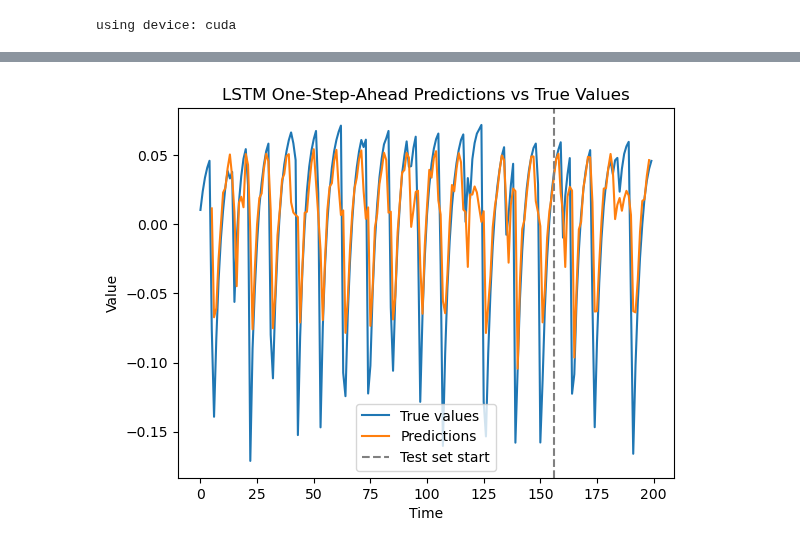
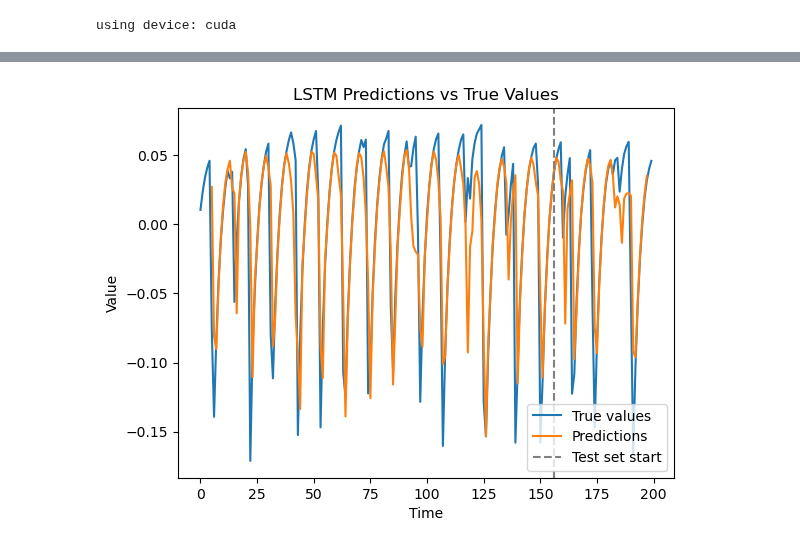
Before and after one commit to ai4er-cdt/earthquake-predictability, a Jupyter notebook: notebooks/PN341 002 - Simple LSTM.ipynb, the cells around one changed output, grey strips where cells are left out. Saved outputs shown, nothing was run; the diff lists cells and outputs as text; code cells hidden in the pictures.

Commit message:
Added support for multi-step forecasting

```diff
--- a/notebooks/PN341 002 - Simple LSTM.ipynb
+++ b/notebooks/PN341 002 - Simple LSTM.ipynb
@@ -101,38 +102,42 @@ loader = data.DataLoader(
 using device: cuda
 # %%
 class LSTM(nn.Module):
-    def __init__(
-        self, device, input_size, hidden_size, num_layers, output_size
-    ):
+    def __init__(self, n_variates, hidden_size, num_layers, output_steps):
         super(LSTM, self).__init__()
         self.hidden_size = hidden_size
         self.num_layers = num_layers
         self.lstm = nn.LSTM(
-            input_size, hidden_size, num_layers, batch_first=True
-        ).to(device)
-        self.fc = nn.Linear(hidden_size, output_size).to(device)
+            n_variates, hidden_size, num_layers, batch_first=True
+        )
+        self.fc1 = nn.Linear(num_layers * hidden_size, 128)
+        self.fc2 = nn.Linear(128, output_steps)
+        self.relu = nn.ReLU6()
 
     def forward(self, x):
         h0 = torch.zeros(self.num_layers, x.size(0), self.hidden_size).to(
-            device
+            x.device
         )
         c0 = torch.zeros(self.num_layers, x.size(0), self.hidden_size).to(
-            device
+            x.device
         )
 
-        out, _ = self.lstm(x, (h0, c0))
-        out = self.fc(out[:, -1, :])
+        _, (hn, cn) = self.lstm(x, (h0, c0))
+        hn = hn.view(x.size(0), self.num_layers * self.hidden_size)
+        out = self.relu(hn)
+        out = self.fc1(out)
+        out = self.relu(out)
+        out = self.fc2(out)
         return out
 
 
-input_size = 1
-hidden_size = 100
+n_variates = 1
+hidden_size = 50
 num_layers = 1
-output_size = 1
+output_steps = forecast
 
-model = LSTM(device, input_size, hidden_size, num_layers, output_size)
+model = LSTM(n_variates, hidden_size, num_layers, output_steps).to(device)
 # %%
-learning_rate = 1e-1
+learning_rate = 1e-3
 num_epochs = int(5e2)
 
 criterion = nn.MSELoss()
@@ -178,31 +183,33 @@ Test RMSE: 0.0404
 # %%
+ith_output = 0  # 0 for the immediate next timestep, 1 for the next to next, 2 for the next to next to next ....
+
 with torch.no_grad():
     train_outputs = scaler_y.inverse_transform(
         model(X_train.unsqueeze(-1)).cpu().numpy()
-    )
+    )[:, ith_output]
     test_outputs = scaler_y.inverse_transform(
         model(X_test.unsqueeze(-1)).cpu().numpy()
-    )
+    )[:, ith_output]
 all_outputs = np.concatenate((train_outputs, test_outputs))
 
 test_start_index = len(ts_data) - len(y_test) - lookback
 
 plt.plot(ts_data[TS_COLUMN].values, label="True values")
 plt.plot(
-    range(lookback, lookback + len(all_outputs)),
+    range(lookback + ith_output, lookback + len(all_outputs) + ith_output),
     all_outputs,
     label="Predictions",
 )
 plt.axvline(
     x=test_start_index, color="gray", linestyle="--", label="Test set start"
 )
 plt.xlabel("Time")
 plt.ylabel("Value")
 plt.legend()
-plt.title("LSTM One-Step-Ahead Predictions vs True Values")
+plt.title("LSTM Predictions vs True Values")
 plt.show()
 # %% [output]
-[figure, old version]
+[figure, new version]
 # %%
 save_model(
     model,
```
Also changed, not shown: parts of 3 cells of this notebook.
